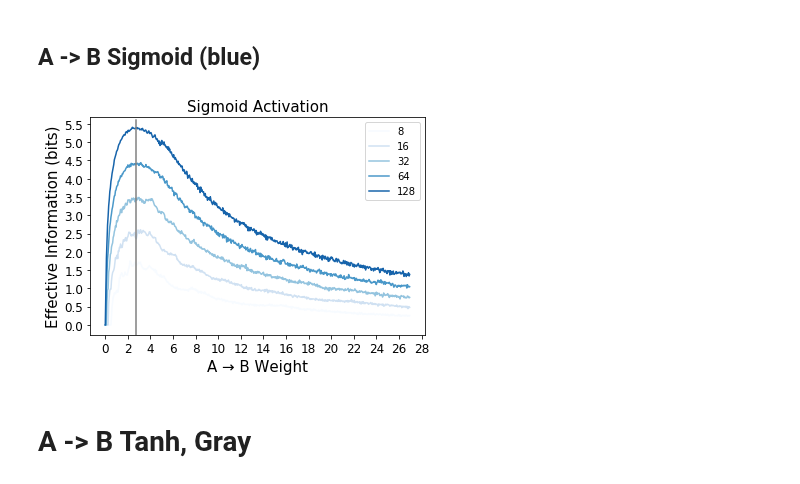
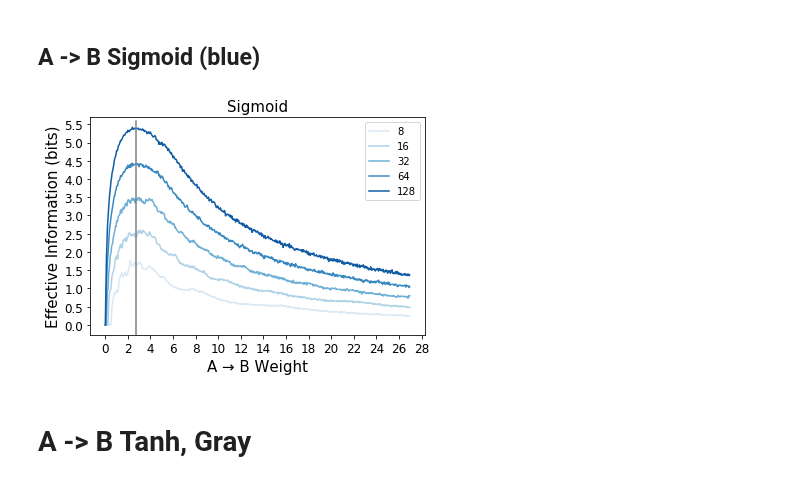
Before and after one commit to ejmichaud/ai-experiments, a Jupyter notebook: effective-information/dev/sigmoid-and-tanh-activations.ipynb, the cells around one changed output. Drawn from its saved outputs; the diff is of its cells as text; code cells hidden in the pictures.

```diff
--- a/effective-information/dev/sigmoid-and-tanh-activations.ipynb
+++ b/effective-information/dev/sigmoid-and-tanh-activations.ipynb
@@ -50,7 +50,7 @@ def blueMap(collection, item):
     size = len(collection)
     pos = collection.index(item)
     colormap = matplotlib.cm.get_cmap("Blues")
-    return colormap(1.0 * pos / size)
+    return colormap(0.85 * pos / size + 0.15) # avoid using the lightest blue color -- it's not visible
 # %%
 device = torch.device('cuda' if torch.cuda.is_available() else 'cpu')
 # dtype = torch.cuda.float if torch.cuda.is_available() else torch.float
@@ -122,39 +122,39 @@ for binSize in binSizes:
     eis = []
     for w in ws:
         singleton.weight.data[0][0] = w
-        eis.append(EI_of_layer(singleton, top, samples=5000, batch_size=1000, bins=binSize,
+        eis.append(EI_of_layer(singleton, top, samples=10000, batch_size=1000, bins=binSize,
                                in_range=(0, 1), out_range=(0, 1), activation=nn.Sigmoid(), device=device))
 #     if binSize == 64: color = 'black'
     ax.plot(ws, eis, color=color, label=str(binSize))
 
 # TODO: add a legend with the greyscale values
 
 # Perhaps use tickmarks of e size?
 ax.yaxis.set_major_locator(matplotlib.ticker.MultipleLocator(0.5))
 ax.xaxis.set_major_locator(matplotlib.ticker.MultipleLocator(2.0))
 ax.tick_params(axis='both',which='major',labelsize=12)
 #ax.xaxis.set_major_locator(matplotlib.ticker.MultipleLocator(numpy.e))
 #ax.xaxis.set_ticklabels(['','0','e','2e','3e','4e','5e','6e','7e','8e','9e','10e'])
 
 plt.draw()
 limit = ax.get_ylim()
 plt.autoscale(False)
 # Plot the vertical line indicating e
 plt.plot((np.e, np.e), (limit[0], 5.6), 'gray')
 
 # fitY = EIfit(plotValues)
 # plt.plot(plotValues, fitY)
 
 # The labels
 
-ax.set_title("Sigmoid Activation", fontsize=15)
+ax.set_title("Sigmoid", fontsize=15)
 ax.set_xlabel('A → B Weight', fontsize=15)
 ax.set_ylabel('Effective Information (bits)',fontsize=15)
 plt.legend()
 
-plt.savefig("figures/sigmoid-1d-blue", dpi=300)
+plt.savefig("figures/sigmoid-1d-blue", dpi=300, bbox_inches='tight')
 # %% [output]
-[figure, old version]
+[figure, new version]
 # %% [markdown]
 # A -> B Tanh, Gray
 # %%
```
Also changed, not shown: parts of 3 cells of this notebook, 4 other files.
